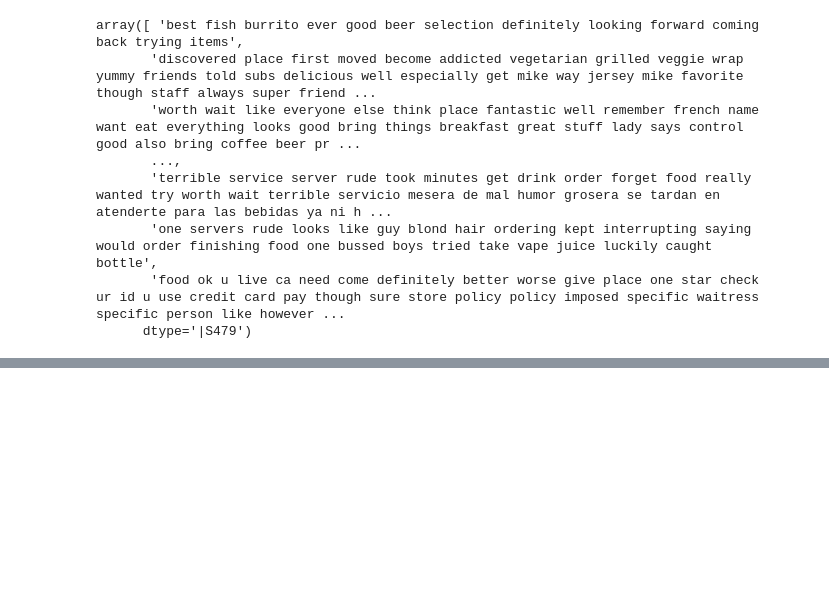
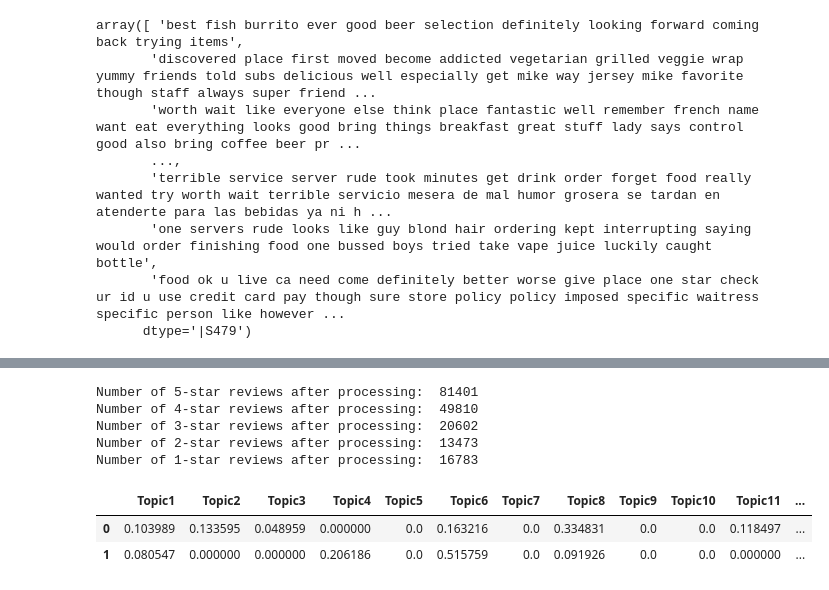
Before and after one commit to piyushghai/Yelp-Dataset-Analysis, a Jupyter notebook: yelp_rating_pred.ipynb, the cells around one changed output, grey strips where cells are left out. Drawn from its saved outputs; the diff is of its cells as text; code cells hidden in the pictures; blank space fills up the shorter version.

```diff
--- a/yelp_rating_pred.ipynb
+++ b/yelp_rating_pred.ipynb
@@ -311,0 +344,19 @@ def perform_lda(allReviewsTrain, numTopics):
+# %%
+# Process the test reviews
+corpus_5stars_test = process_reviews(all_5stars_text_test)
+corpus_4stars_test = process_reviews(all_4stars_text_test)
+corpus_3stars_test = process_reviews(all_3stars_text_test)
+corpus_2stars_test = process_reviews(all_2stars_text_test)
+corpus_1stars_test = process_reviews(all_1stars_text_test)
+
+print "Number of 5-star reviews after processing: ", len(corpus_5stars_test)
+print "Number of 4-star reviews after processing: ", len(corpus_4stars_test)
+print "Number of 3-star reviews after processing: ", len(corpus_3stars_test)
+print "Number of 2-star reviews after processing: ", len(corpus_2stars_test)
+print "Number of 1-star reviews after processing: ", len(corpus_1stars_test)
+# %% [output]
+Number of 5-star reviews after processing:  81401
+Number of 4-star reviews after processing:  49810
+Number of 3-star reviews after processing:  20602
+Number of 2-star reviews after processing:  13473
+Number of 1-star reviews after processing:  16783
@@ -311,0 +395,31 @@ def perform_lda(allReviewsTrain, numTopics):
+# %%
+topic_dist_list = []
+
+# Keep a separate list to count topics
+topic_dist_5stars = []
+topic_dist_4stars = []
+topic_dist_3stars = []
+topic_dist_2stars = []
+topic_dist_1stars = []
+
+
+topic_dist_5stars, topic_dist_list = generate_topic_dist_matrix(lda, numTopics, corpus_5stars_test, topic_dist_list, 5)
+topic_dist_4stars, topic_dist_list = generate_topic_dist_matrix(lda, numTopics, corpus_4stars_test, topic_dist_list, 4)
+topic_dist_3stars, topic_dist_list = generate_topic_dist_matrix(lda, numTopics, corpus_3stars_test, topic_dist_list, 3)
+topic_dist_2stars, topic_dist_list = generate_topic_dist_matrix(lda, numTopics, corpus_2stars_test, topic_dist_list, 2)
+topic_dist_1stars, topic_dist_list = generate_topic_dist_matrix(lda, numTopics, corpus_1stars_test, topic_dist_list, 1)
+
+cols = []
+for i in xrange(1, numTopics+1):
+    cols.append("Topic"+ str(i))
+cols.append("Star")
+
+topic_dist_test_1_2_3_4_5_df = pd.DataFrame(topic_dist_list, columns=cols)
+
+pickle.dump(topic_dist_test_1_2_3_4_5_df, open("topic_dist_test_1_2_3_4_5_df.p", "wb"))
+# %%
+topic_dist_test_1_2_3_4_5_df.head(2)
+# %% [output]
+|  | Topic1 | Topic2 | Topic3 | Topic4 | Topic5 | Topic6 | Topic7 | Topic8 | Topic9 | Topic10 | Topic11 | ... |
+| 0 | 0.103989 | 0.133595 | 0.048959 | 0.000000 | 0.0 | 0.163216 | 0.0 | 0.334831 | 0.0 | 0.0 | 0.118497 | ... |
+| 1 | 0.080547 | 0.000000 | 0.000000 | 0.206186 | 0.0 | 0.515759 | 0.0 | 0.091926 | 0.0 | 0.0 | 0.000000 | ... |
```
Also changed, not shown: parts of 28 cells of this notebook.
